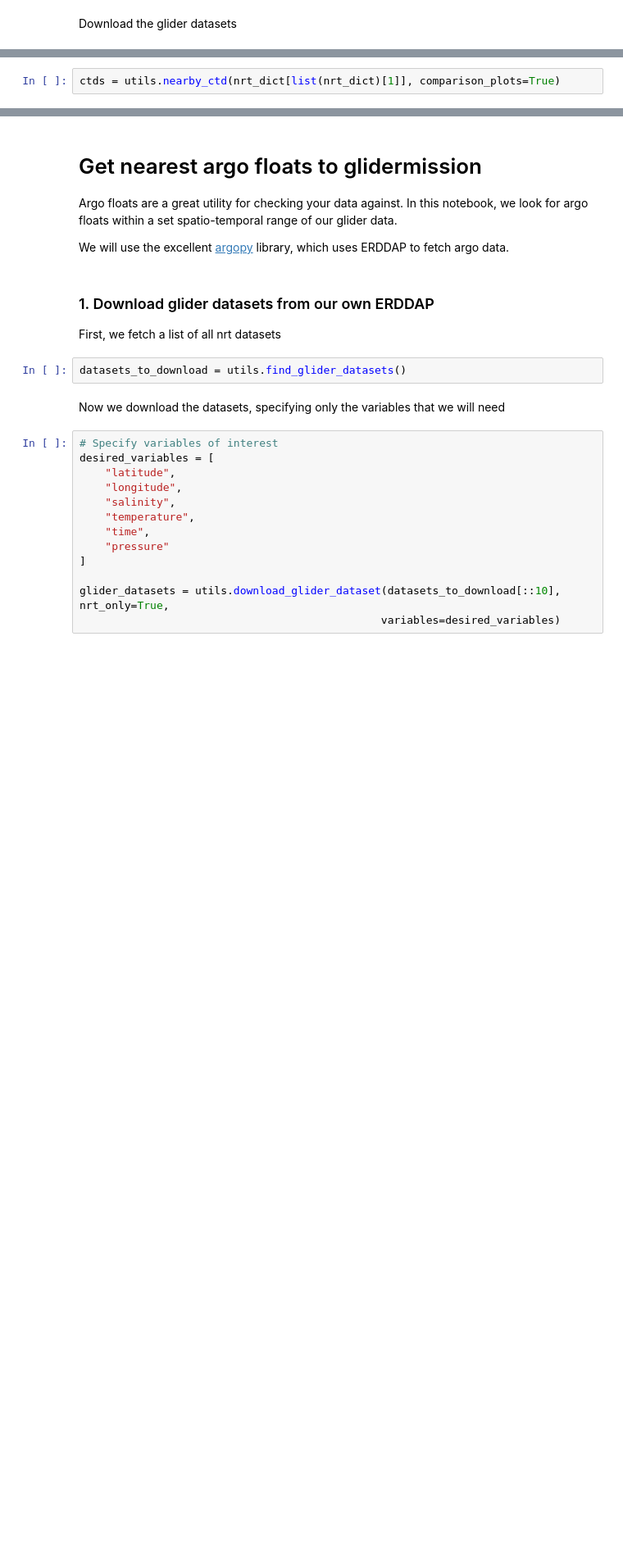
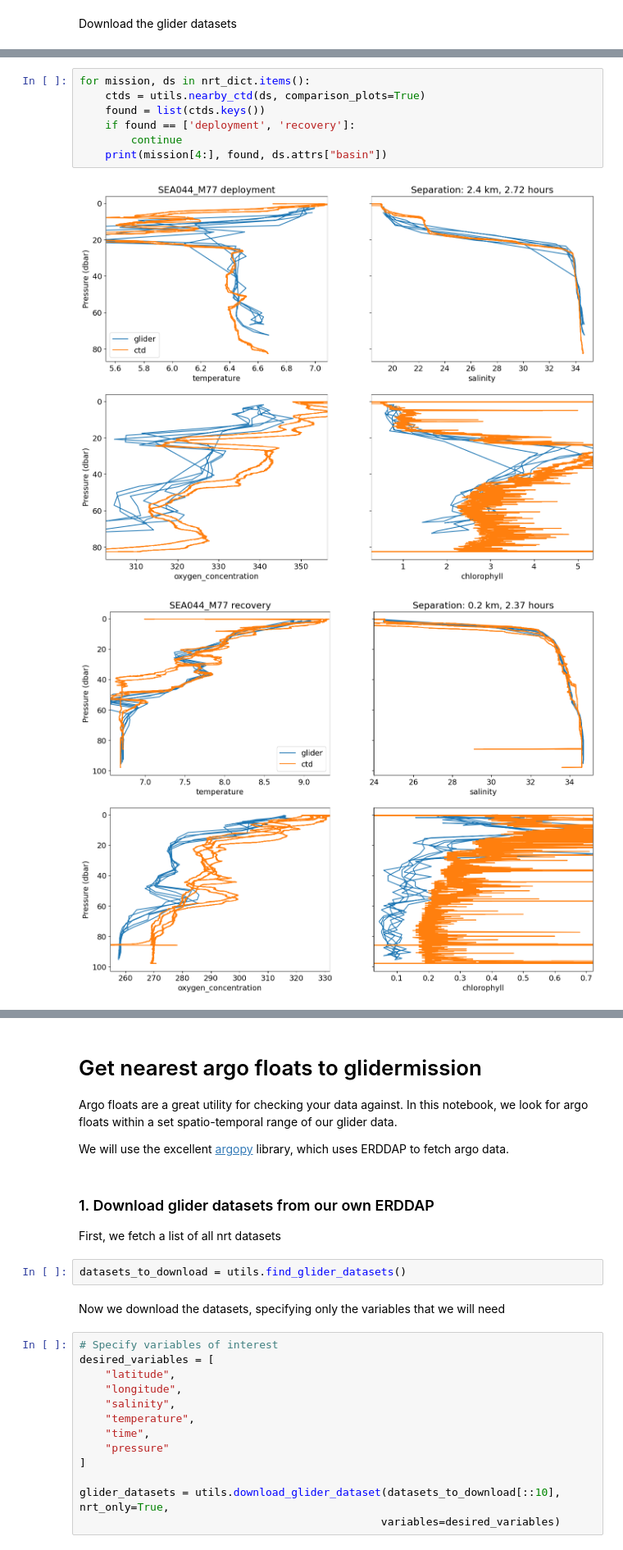
Before and after one commit to voto-ocean-knowledge/erddap_demo, a Jupyter notebook: 03_glider_compare_calibrate.ipynb, the cells around one changed output, grey strips where cells are left out. Shown at 82% size. Cells and saved outputs as stored; diff of their text form; blank space fills up the shorter version.

```diff
--- a/03_glider_compare_calibrate.ipynb
+++ b/03_glider_compare_calibrate.ipynb
@@ -53,2 +36,0 @@ Downloading nrt_SEA078_M14
-# %%
-ctds = utils.nearby_ctd(nrt_dict[list(nrt_dict)[1]], comparison_plots=True)
@@ -76,0 +69,10 @@ ctds["deployment"]
+# %%
+for mission, ds in nrt_dict.items():
+    ctds = utils.nearby_ctd(ds, comparison_plots=True)
+    found = list(ctds.keys())
+    if found == ['deployment', 'recovery']:
+        continue
+    print(mission[4:], found, ds.attrs["basin"])
+# %% [output]
+[figure, added]
+[figure, added]
```
Also changed, not shown: parts of 13 cells of this notebook, 1 other file.
